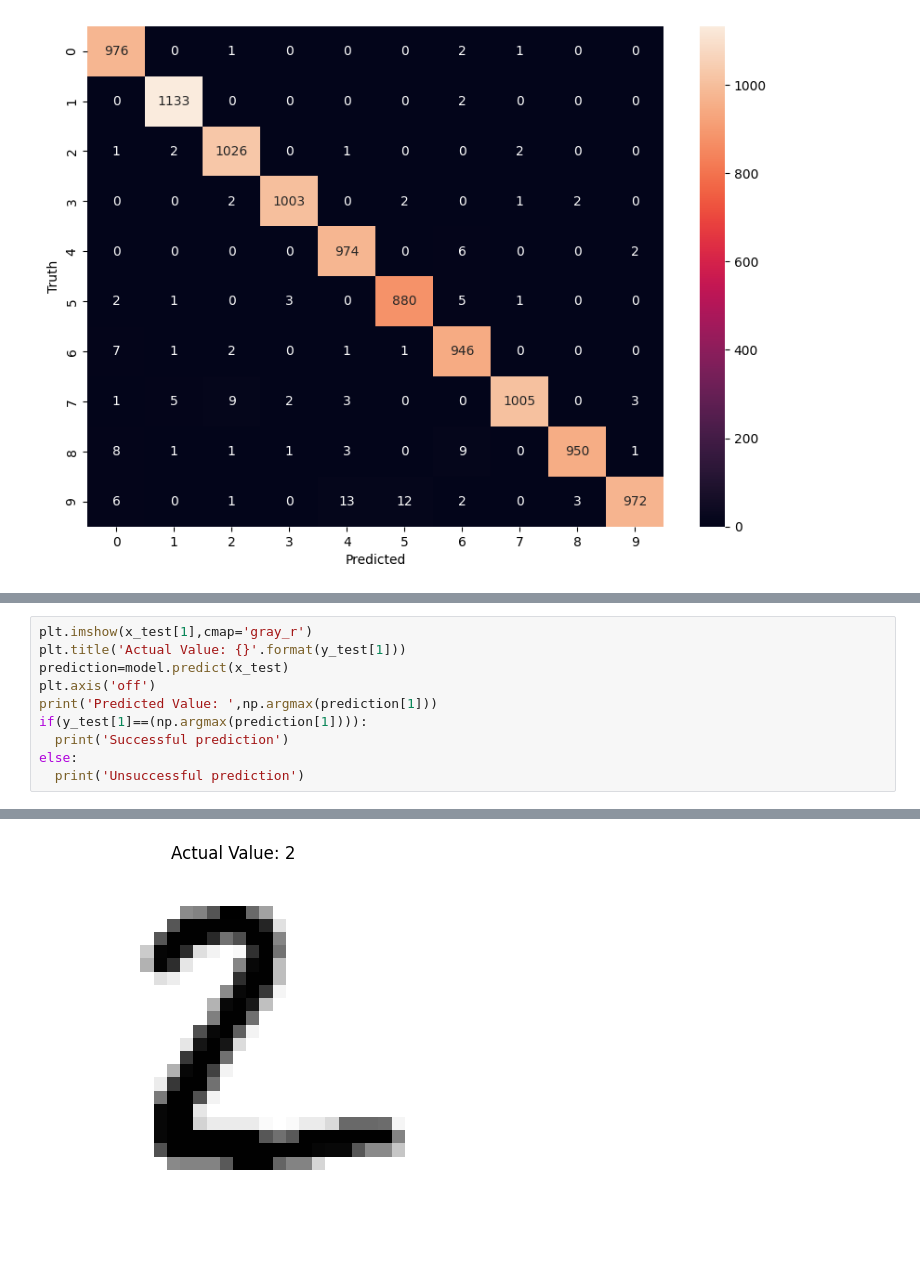
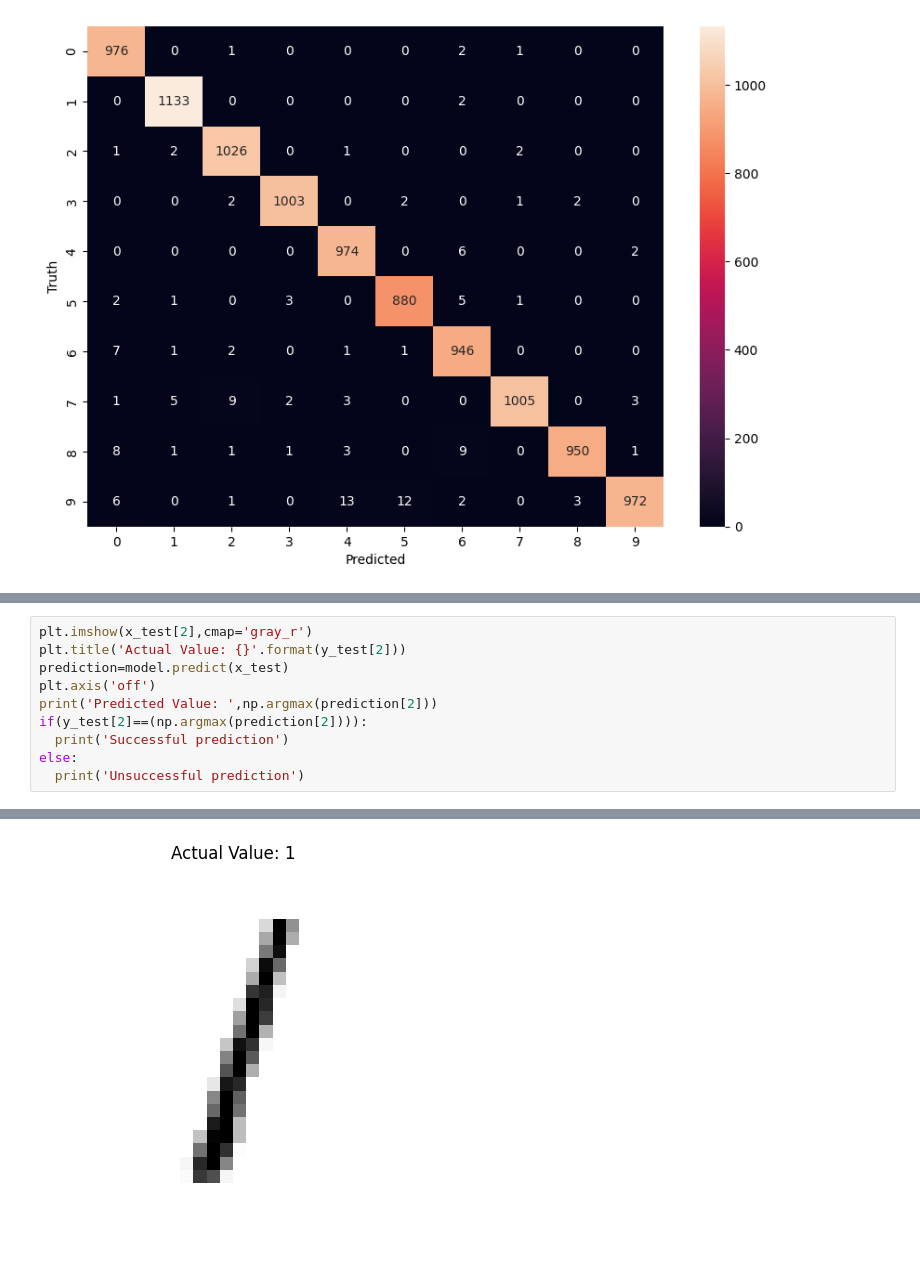
Before and after one commit to SowmiahNadar/Sowmiah-LGMVIP-Data-Science-Intern, a Jupyter notebook: Task_7_Develop_a_Neural_Network_that_can_read_handwriting.ipynb, the cells around one changed output, grey strips where cells are left out. Saved outputs shown, nothing was run; the diff lists cells and outputs as text.

```diff
--- a/Task_7_Develop_a_Neural_Network_that_can_read_handwriting.ipynb
+++ b/Task_7_Develop_a_Neural_Network_that_can_read_handwriting.ipynb
@@ -222,12 +220,12 @@ Predicted Value:  9
 Successful prediction
 [figure]
 # %%
-plt.imshow(x_test[1],cmap='gray_r')
-plt.title('Actual Value: {}'.format(y_test[1]))
+plt.imshow(x_test[2],cmap='gray_r')
+plt.title('Actual Value: {}'.format(y_test[2]))
 prediction=model.predict(x_test)
 plt.axis('off')
-print('Predicted Value: ',np.argmax(prediction[1]))
-if(y_test[1]==(np.argmax(prediction[1]))):
+print('Predicted Value: ',np.argmax(prediction[2]))
+if(y_test[2]==(np.argmax(prediction[2]))):
   print('Successful prediction')
 else:
   print('Unsuccessful prediction')
@@ -237,2 +235,2 @@ Predicted Value:  2
 Successful prediction
-[figure, old version]
+[figure, new version]
```
Also changed, not shown: parts of 3 cells of this notebook.
